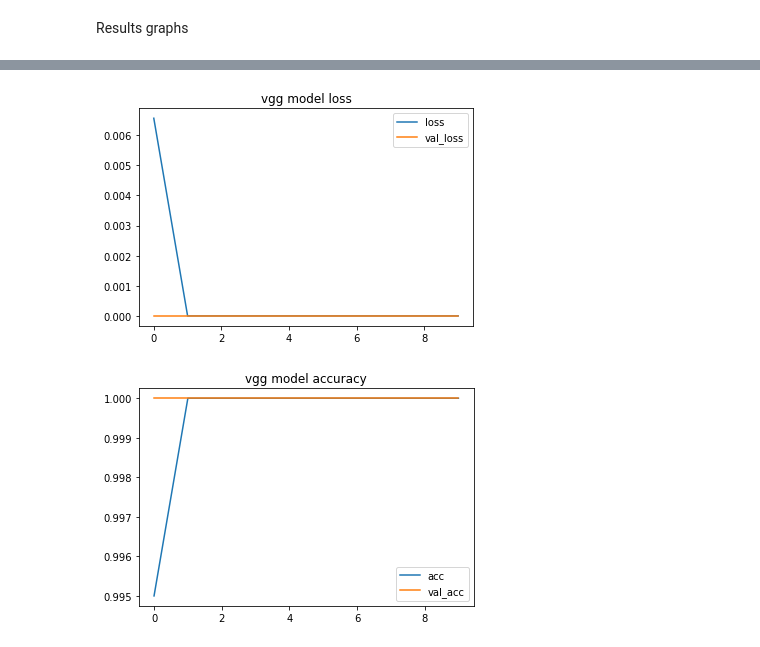
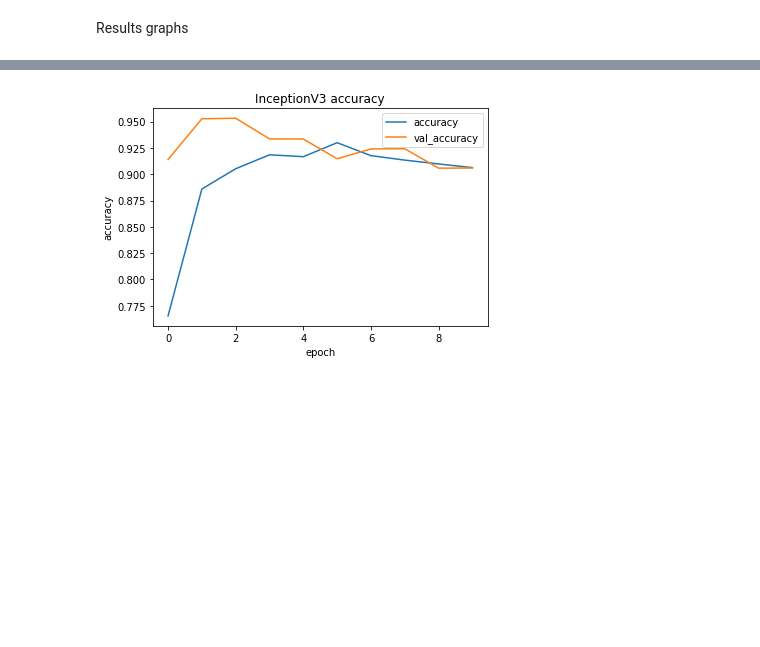
Before and after one commit to dangogit/ML_HW3, a Jupyter notebook: cnn.ipynb, the cells around one changed output, grey strips where cells are left out. Saved outputs shown, nothing was run; the diff lists cells and outputs as text; code cells hidden in the pictures; blank space fills up the shorter version.

```diff
--- a/cnn.ipynb
+++ b/cnn.ipynb
@@ -263,20 +295,13 @@ plt.show()
-# %%
-#Some visualizations
-import matplotlib.pyplot as plt
-#Loss
-plt.plot(inc_history.history['loss'],label='loss')
-plt.plot(inc_history.history['val_loss'],label='val_loss')
-plt.title('vgg model loss')
-plt.legend()
-plt.show()
-#Accuracy
-plt.plot(inc_history.history['acc'],label='acc')
-plt.plot(inc_history.history['val_acc'],label='val_acc')
-plt.legend()
-plt.title('vgg model accuracy')
-plt.show()
-# %% [output]
-[figure, removed]
-[figure, removed]
+# %%
+#Accuracy
+plt.plot(inc_history.history['accuracy'],label='accuracy')
+plt.plot(inc_history.history['val_accuracy'],label='val_accuracy')
+plt.legend()
+plt.ylabel('accuracy')
+plt.xlabel('epoch')
+plt.title('InceptionV3 accuracy')
+plt.show()
+# %% [output]
+[figure, added]
 # %%
 # Visualize training process
```
Also changed, not shown: parts of 25 cells of this notebook.
